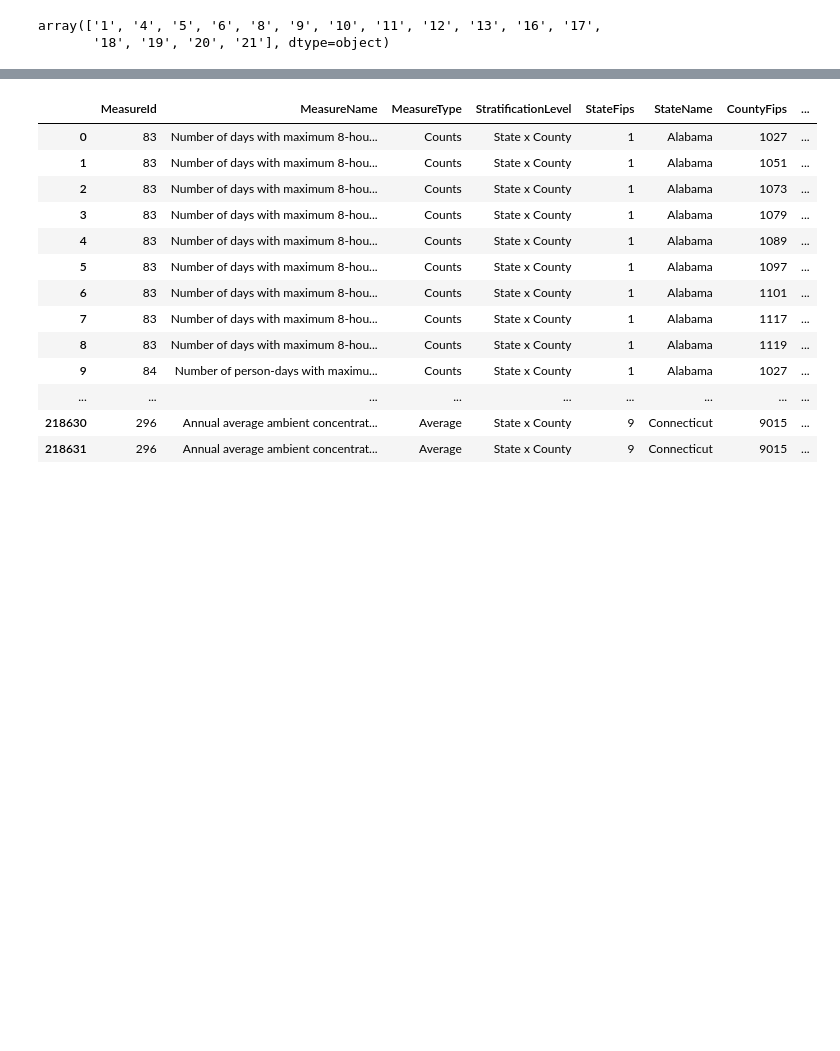
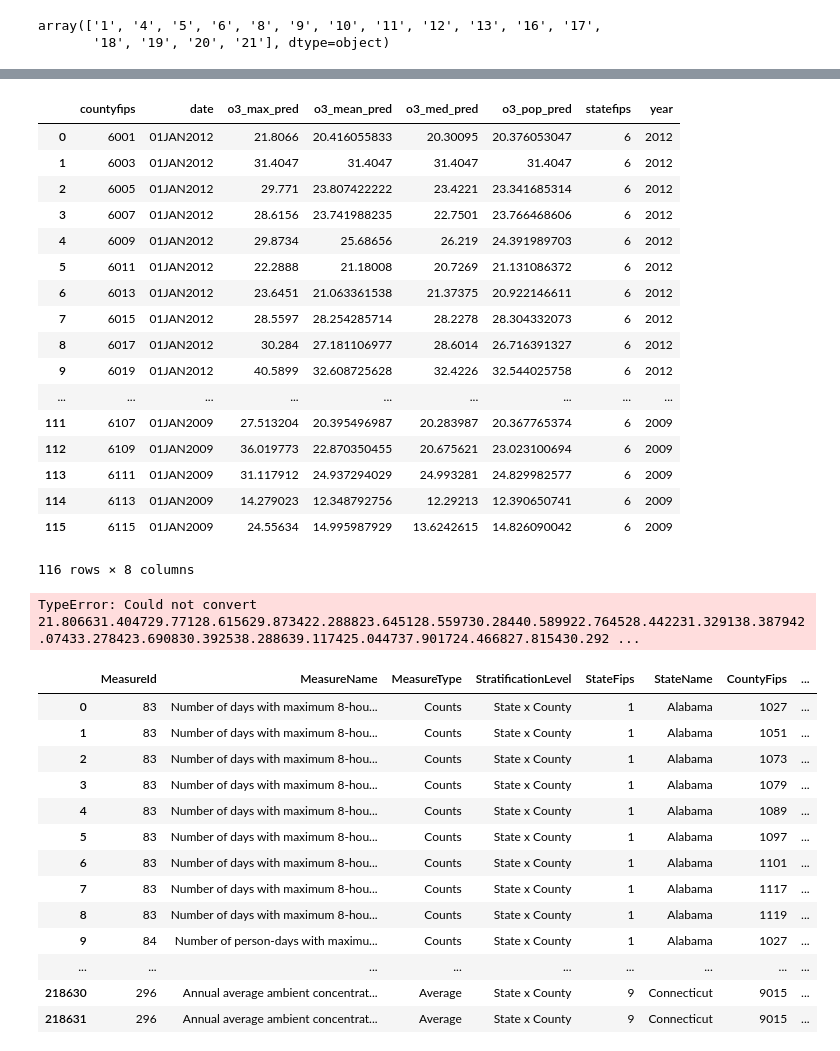
Before and after one commit to VanessaKnox/MVP-Solutions, a Jupyter notebook: masterprojectwork.ipynb, the cells around one changed output, grey strips where cells are left out. Cells and saved outputs as stored; diff of their text form; code cells hidden in the pictures; blank space fills up the shorter version.

```diff
--- a/masterprojectwork.ipynb
+++ b/masterprojectwork.ipynb
@@ -77,3 +134,30 @@ array(['1', '4', '5', '6', '8', '9', '10', '11', '12', '13', '16', '17',
+# %%
+ozone_combined = pd.concat([ozone_data_abbreviated, ozone_data_abbreviated2],ignore_index=True)
+ozone_combined
+# %% [output]
+|  | countyfips | date | o3_max_pred | o3_mean_pred | o3_med_pred | o3_pop_pred | statefips | year |
+| 0 | 6001 | 01JAN2012 | 21.8066 | 20.416055833 | 20.30095 | 20.376053047 | 6 | 2012 |
+| 1 | 6003 | 01JAN2012 | 31.4047 | 31.4047 | 31.4047 | 31.4047 | 6 | 2012 |
+| 2 | 6005 | 01JAN2012 | 29.771 | 23.807422222 | 23.4221 | 23.341685314 | 6 | 2012 |
+| 3 | 6007 | 01JAN2012 | 28.6156 | 23.741988235 | 22.7501 | 23.766468606 | 6 | 2012 |
+| 4 | 6009 | 01JAN2012 | 29.8734 | 25.68656 | 26.219 | 24.391989703 | 6 | 2012 |
+| 5 | 6011 | 01JAN2012 | 22.2888 | 21.18008 | 20.7269 | 21.131086372 | 6 | 2012 |
+| 6 | 6013 | 01JAN2012 | 23.6451 | 21.063361538 | 21.37375 | 20.922146611 | 6 | 2012 |
+| 7 | 6015 | 01JAN2012 | 28.5597 | 28.254285714 | 28.2278 | 28.304332073 | 6 | 2012 |
+| 8 | 6017 | 01JAN2012 | 30.284 | 27.181106977 | 28.6014 | 26.716391327 | 6 | 2012 |
+| 9 | 6019 | 01JAN2012 | 40.5899 | 32.608725628 | 32.4226 | 32.544025758 | 6 | 2012 |
+| ... | ... | ... | ... | ... | ... | ... | ... | ... |
+| 111 | 6107 | 01JAN2009 | 27.513204 | 20.395496987 | 20.283987 | 20.367765374 | 6 | 2009 |
+| 112 | 6109 | 01JAN2009 | 36.019773 | 22.870350455 | 20.675621 | 23.023100694 | 6 | 2009 |
+| 113 | 6111 | 01JAN2009 | 31.117912 | 24.937294029 | 24.993281 | 24.829982577 | 6 | 2009 |
+| 114 | 6113 | 01JAN2009 | 14.279023 | 12.348792756 | 12.29213 | 12.390650741 | 6 | 2009 |
+| 115 | 6115 | 01JAN2009 | 24.55634 | 14.995987929 | 13.6242615 | 14.826090042 | 6 | 2009 |
+116 rows × 8 columns
+# %%
+ozone_combined.describe()
+ozone_combined["o3_max_pred"].mean()
+# %% [output]
+TypeError: Could not convert 21.806631.404729.77128.615629.873422.288823.645128.559730.28440.589922.764528.442231.329138.387942.07433.278423.690830.392538.288639.117425.044737.901724.466827.815430.292 ...
 # %%
 #open cdc data csv
 cdc_csv = "../MVP-Solutions/Air_Quality_Measures_on_the_National_Environmental_Health_Tracking_Network.csv"
```
Also changed, not shown: parts of 12 cells of this notebook.
